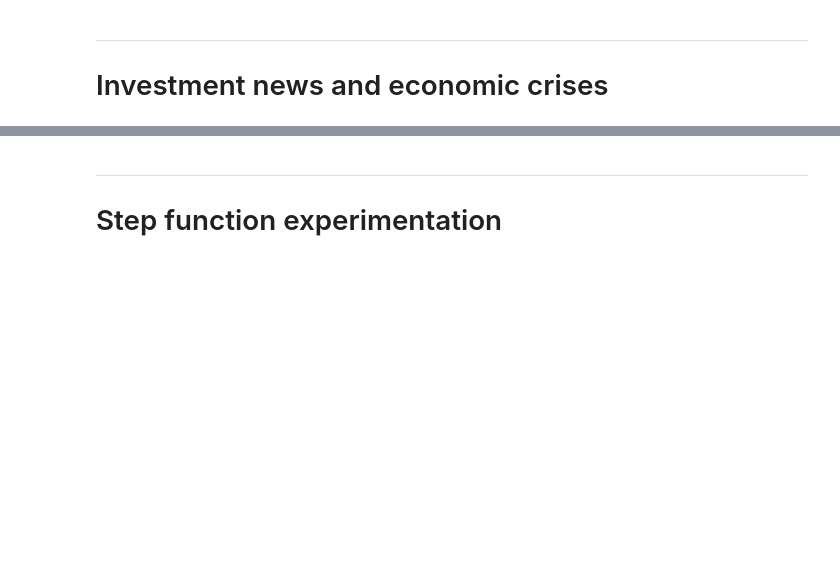
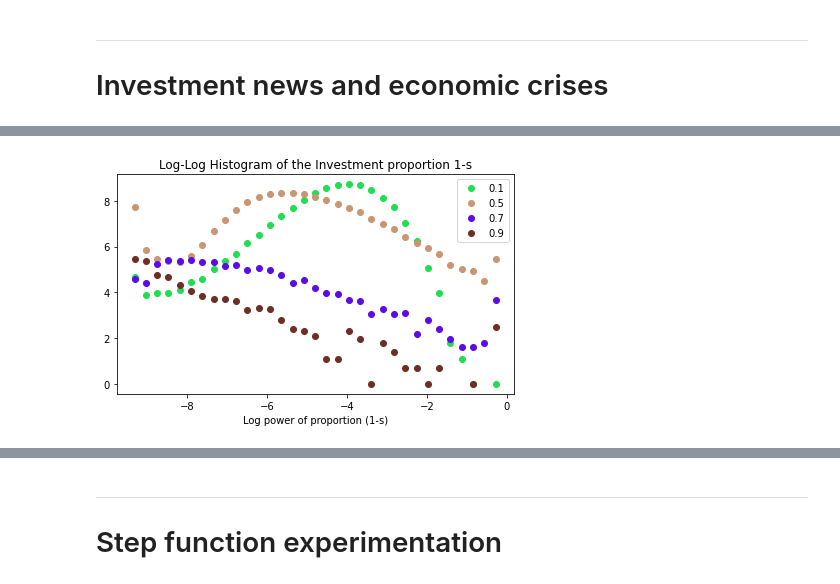
Before and after one commit to KarlNaumann/DynamicDSGE, a Jupyter notebook: SimplifiedUtility_CES.ipynb, the cells around one changed output, grey strips where cells are left out. Saved outputs shown, nothing was run; the diff lists cells and outputs as text; code cells hidden in the pictures; blank space fills up the shorter version.

```diff
--- a/SimplifiedUtility_CES.ipynb
+++ b/SimplifiedUtility_CES.ipynb
@@ -208,0 +253,38 @@ plt.show()
+# %%
+# Set simulation parameters
+start = model.gen_start()
+params = model.gen_params()
+T = 5e4
+death_epsilon = 1e-4 # stops simulation if c, n, or k < err
+
+params['news_spread'] = 1.0
+params['s_theta'] = 5.0
+params['sigmaZ'] = 0.2
+
+test_range = [0.1, 0.5, 0.7, 0.9]
+
+# Standard Setup
+timeseries_logHist = {}
+for s_range in test_range:
+    params['s_c_weight'] = s_range
+    timeseries_logHist[s_range] = model.simulate(start, params, t_end=T, err=death_epsilon)
+# %%
+def inv_log_hist(ax, s, label):
+    bins = np.logspace(-6,0,50)
+    #x = np.linspace(-10, 1 , 100)
+    inv = np.histogram(1-s,bins=bins)
+    #m, q = np.polyfit(np.log(inv[1][71:]),np.log(inv[0][70:]), deg=1)
+    ax.plot(np.log(inv[1][:-1]), np.log(inv[0]),'o', color = col, label=label)
+    #ax.plot(x , x*m+q,'--', color = col , label = r'fit = ' + str(np.round(m,2)))
+
+fig, ax = plt.subplots(1,1)
+for i,k in enumerate(timeseries_logHist.keys()):
+    col = (np.random.uniform(),np.random.uniform(),np.random.uniform())
+    inv_log_hist(ax, timeseries_logHist[k].s, k)
+ax.legend()
+ax.set_title('Log-Log Histogram of the Investment proportion 1-s')
+ax.set_xlabel('Log power of proportion (1-s)')
+plt.tight_layout()
+plt.savefig('figures/log_hist_s.pdf', bbox_inches='tight', format='pdf')
+# %% [output]
+[figure, added]
```
Also changed, not shown: parts of 25 cells of this notebook, 11 other files.
